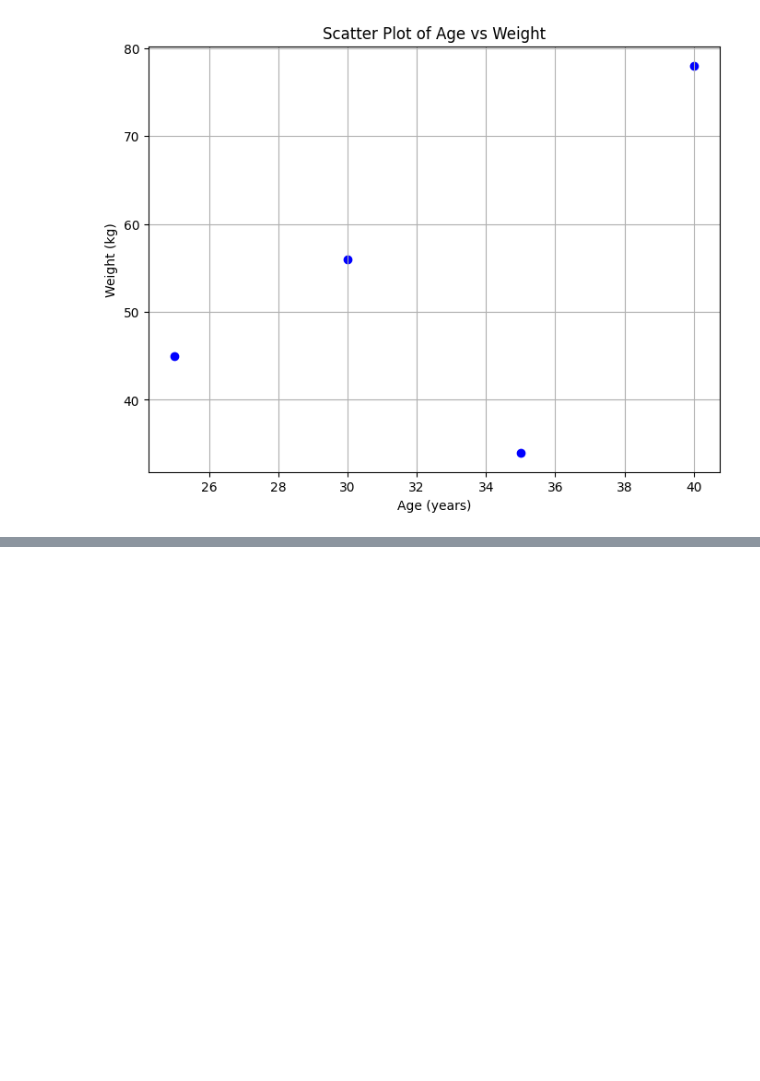
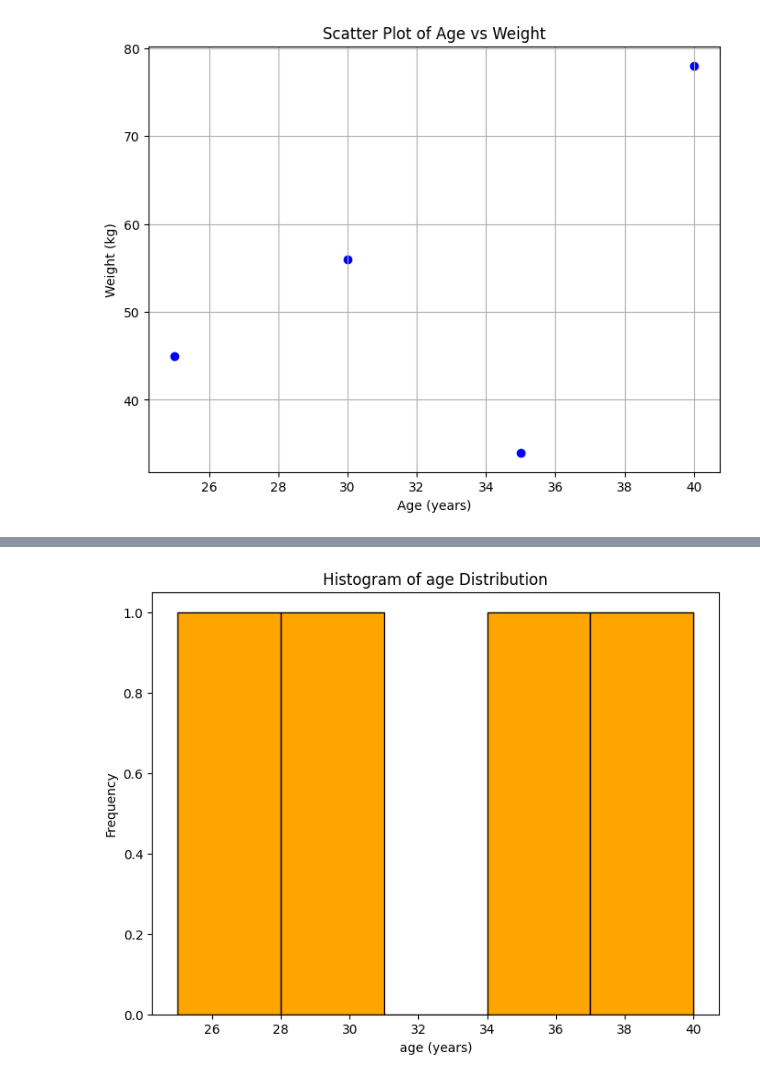
Before and after one commit to 2303a52483/23CSBTB44, a Jupyter notebook: 2303A52483(Assignment-2).ipynb, the cells around one changed output, grey strips where cells are left out. Cells and saved outputs as stored; diff of their text form; code cells hidden in the pictures; blank space fills up the shorter version.

```diff
--- a/2303A52483(Assignment-2).ipynb
+++ b/2303A52483(Assignment-2).ipynb
@@ -30,0 +38,9 @@ plt.show()
+# %%
+plt.figure(figsize=(8, 6))
+plt.hist(df['age'], bins=5, color='orange', edgecolor='black')
+plt.title('Histogram of age Distribution')
+plt.xlabel('age (years)')
+plt.ylabel('Frequency')
+plt.show()
+# %% [output]
+[figure, added]
```
Also changed, not shown: parts of 2 cells of this notebook.
